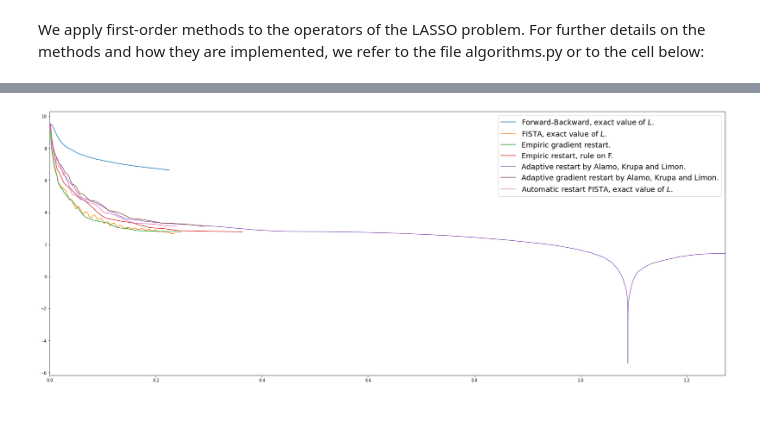
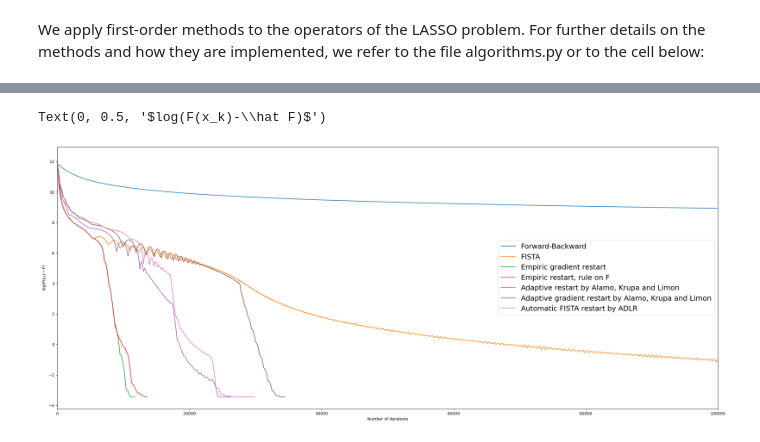
Before and after one commit to HippolyteLBRRR/FISTA-restart-using-an-automatic-estimation-of-the-growth-parameter, a Jupyter notebook: Numerical_experiments_LS.ipynb, the cells around one changed output, grey strips where cells are left out. Saved outputs shown, nothing was run; the diff lists cells and outputs as text; code cells hidden in the pictures; blank space fills up the shorter version.

```diff
--- a/Numerical_experiments_LS.ipynb
+++ b/Numerical_experiments_LS.ipynb
@@ -79,13 +83,13 @@ Plot_AR1=To_Plot(costAR1,"Automatic restart FISTA ADLR, exact value of $L$.",cti
 # %%
 xRG,costRG,ctimeRG=FISTA_grad_restart(x0,1/L,Niter,epsilon,Df,proxh,F=F,exit_crit=exit_crit,sp=sp,track_ctime=True)
-Plot_RG=To_Plot(costRG,"Empiric gradient restart.",ctimeRG)
+Plot_RG=To_Plot(costRG,"Empiric gradient restart",ctimeRG)
 # %%
 xRF,costRF,ctimeRF=FISTA_func_restart(x0,1/L,Niter,epsilon,Df,proxh,F=F,exit_crit=exit_crit,out_cost=True,track_ctime=True)
-Plot_RF=To_Plot(costRF,"Empiric restart, rule on F.",ctimeRF)
+Plot_RF=To_Plot(costRF,"Empiric restart, rule on F",ctimeRF)
 # %%
 n0=10
 xAKL,costAKL,ctimeAKL=FISTA_restart_AKL(x0,1/L,Niter,n0,epsilon,Df,proxh,F,exit_crit=exit_crit,out_cost=True,track_ctime=True)
-Plot_AKL=To_Plot(costAKL,"Adaptive restart by Alamo, Krupa and Limon.",ctimeAKL)
+Plot_AKL=To_Plot(costAKL,"Adaptive restart by Alamo, Krupa and Limon",ctimeAKL)
 # %%
 xAKLg,costAKLg,ctimeAKLg=FISTA_gradient_restart_AKL(x0,1/L,Niter,epsilon,Df,proxh,F=F,exit_crit=exit_crit,track_ctime=True)
-Plot_AKLg=To_Plot(costAKLg,"Adaptive gradient restart by Alamo, Krupa and Limon.",ctimeAKLg)
+Plot_AKLg=To_Plot(costAKLg,"Adaptive gradient restart by Alamo, Krupa and Limon",ctimeAKLg)
@@ -98,4 +100,7 @@ Plot(Global_Plot)
-# %%
-Plot(Global_Plot,ite=False)
-# %% [output]
-[figure, removed]
+# %%
+Plot(Global_Plot,eps=1e-9)
+plt.xlabel("Number of iterations")
+plt.ylabel("$log(F(x_k)-\hat F)$")
+# %% [output]
+Text(0, 0.5, '$log(F(x_k)-\\hat F)$')
+[figure, added]
```
Also changed, not shown: parts of 12 cells of this notebook.
